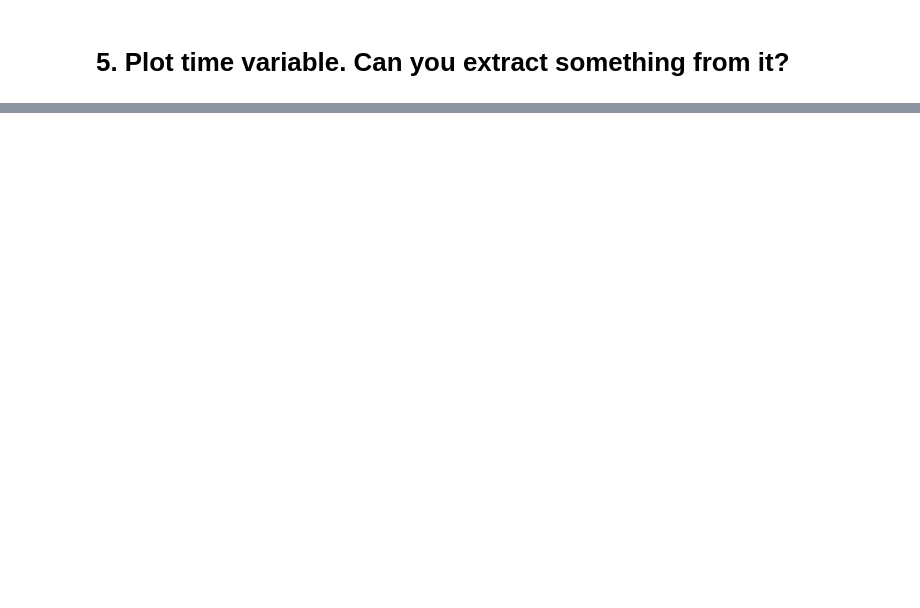
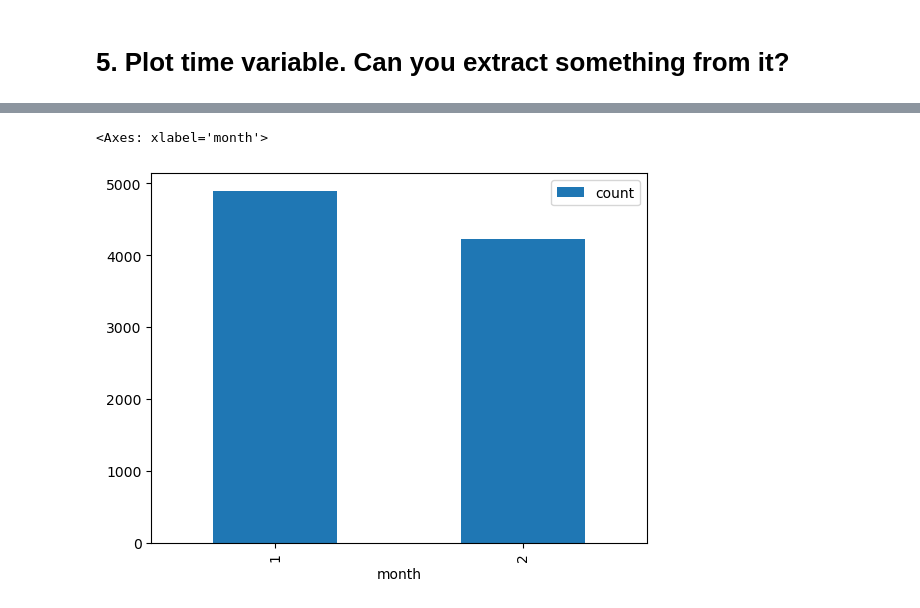
Before and after one commit to larahdm2/lab-feature-extraction, a Jupyter notebook: lab-feature-extraction.ipynb, the cells around one changed output, grey strips where cells are left out. Cells and saved outputs as stored; diff of their text form; code cells hidden in the pictures; blank space fills up the shorter version.

```diff
--- a/lab-feature-extraction.ipynb
+++ b/lab-feature-extraction.ipynb
@@ -159,0 +315,7 @@ categorical_df
+# %%
+grouped_month = customer_df.groupby('month').size().to_frame("count").reset_index()
+
+grouped_month.plot(kind='bar', x='month', y='count')
+# %% [output]
+<Axes: xlabel='month'>
+[figure, added]
```
Also changed, not shown: parts of 23 cells of this notebook.
